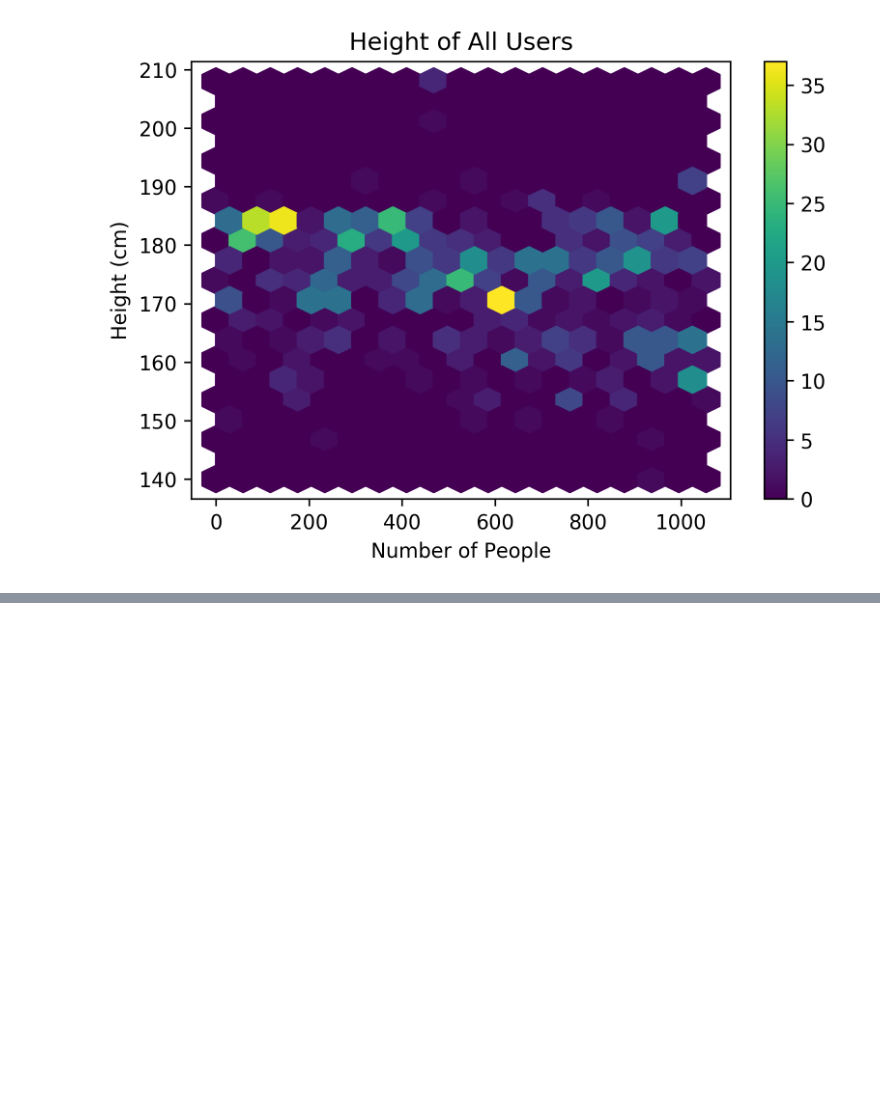
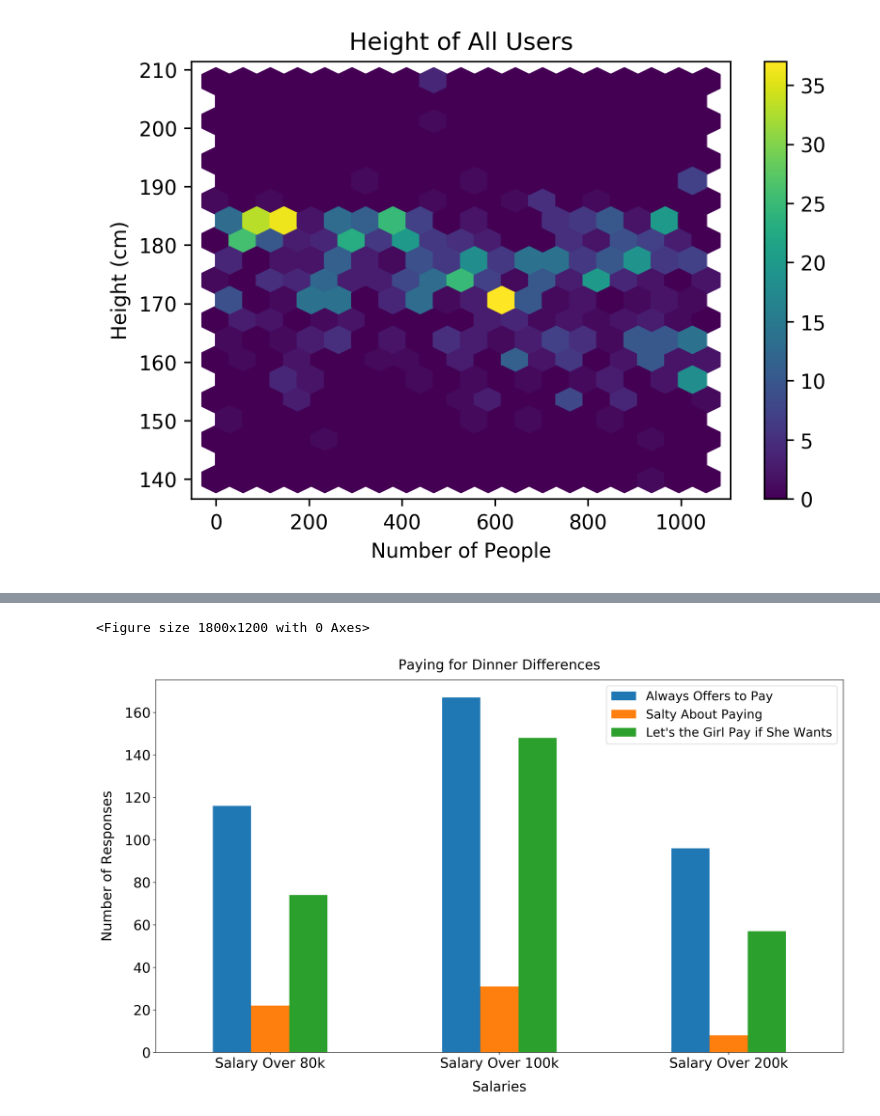
Before and after one commit to simonfong6/ECE-143-Team-6, a Jupyter notebook: Nobody is allowed to read this, but Brian.ipynb, the cells around one changed output, grey strips where cells are left out. Drawn from its saved outputs; the diff is of its cells as text; code cells hidden in the pictures; blank space fills up the shorter version.

```diff
--- a/Nobody is allowed to read this, but Brian.ipynb
+++ b/Nobody is allowed to read this, but Brian.ipynb
@@ -336,3 +341,40 @@ salary_200k = filtered.loc[filtered['salary_over_200k']==True]
 mean_offers_200k = salary_200k['always_offer_to_pay'].mean()
 mean_offers_200k = salary_200k['salty_about_paying'].mean()
 mean_offers_200k = salary_200k['let_the_girl_pay_if_she_wants'].mean()
+# %%
+total_80k = salary_80k[manners_eval].sum()
+temp = total_80k
+total_80k = total_80k.values.tolist()
+
+total_100k = salary_100k[manners_eval].sum()
+total_100k = total_100k.values.tolist()
+
+total_200k = salary_200k[manners_eval].sum()
+total_200k = total_200k.values.tolist()
+
+
+
+manners = ["Always Offers to Pay", "Salty About Paying", "Let's the Girl Pay if She Wants"]
+
+salaries = [total_80k,total_100k,total_200k]
+labels = ["Salary Over 80k","Salary Over 100k","Salary Over 200k"]
+salaries_df = pd.DataFrame(salaries,labels,columns=manners)
+
+mpl
+dpi = 300
+mpl.rcParams['figure.dpi']= dpi
+fig = plt.figure()
+
+ax = salaries_df.plot.bar( figsize=(18,10),rot=0)
+#ax = salaries_df.plot.bar(rot=0)
+ax.set_xlabel("Salaries",fontsize=20)
+ax.set_ylabel("Number of Responses",fontsize=20)
+ax.set_title("Paying for Dinner Differences",fontsize=20, pad=15)
+ax.legend(manners,fontsize=18)
+
+ax.xaxis.labelpad = 15
+ax.yaxis.labelpad = 15
+ax.tick_params(labelsize=20)
+# %% [output]
+<Figure size 1800x1200 with 0 Axes>
+[figure, added]
```
Also changed, not shown: parts of 5 cells of this notebook.
